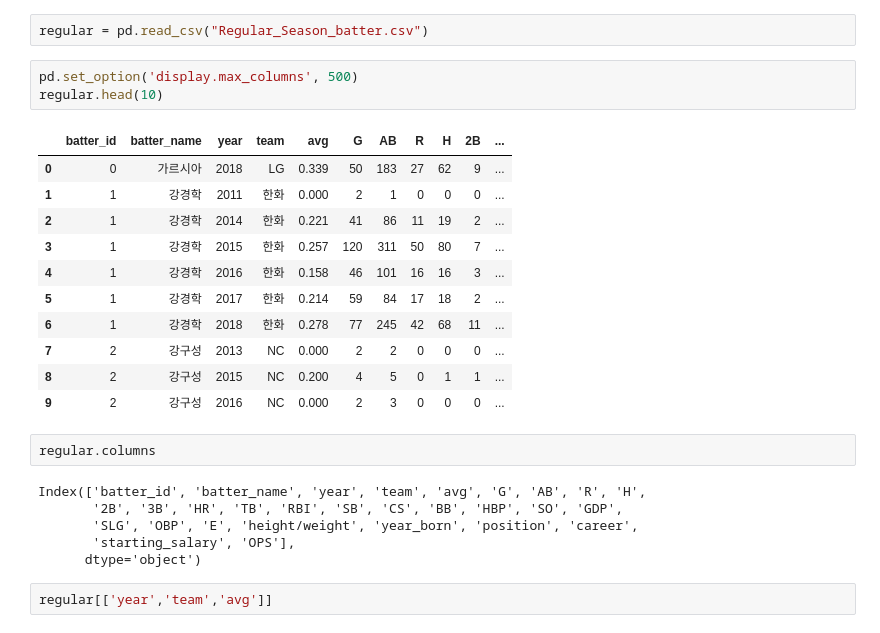
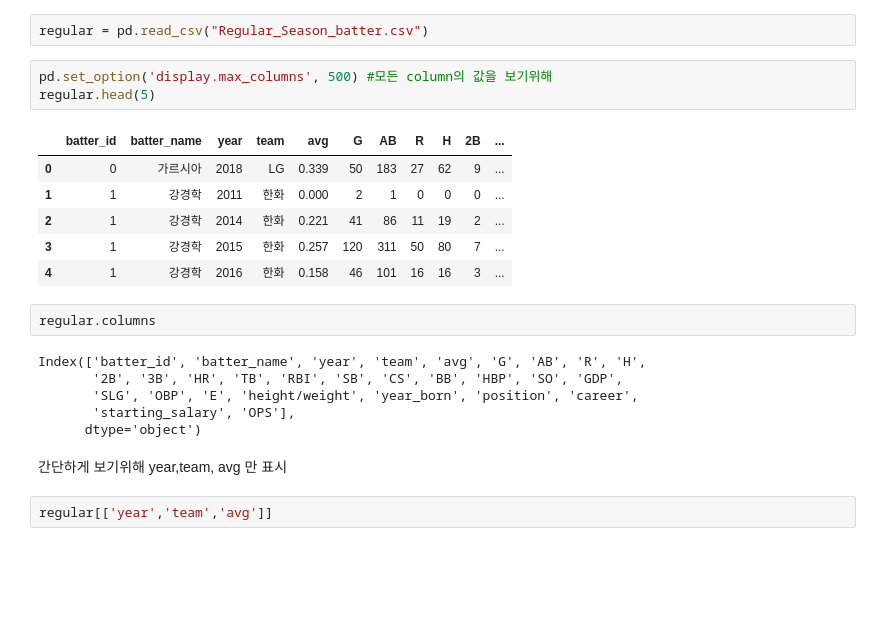
Before and after one commit to juhwakKim/kaggle, a Jupyter notebook: Dacon/Dacon_6th_tutorial.ipynb, the cells around one changed output. Cells and saved outputs as stored; diff of their text form; blank space fills up the shorter version.

```diff
--- a/Dacon/Dacon_6th_tutorial.ipynb
+++ b/Dacon/Dacon_6th_tutorial.ipynb
@@ -9,20 +11,15 @@ os.chdir("C:\\Users\\RND\\DaconDataset")
 # %%
 regular = pd.read_csv("Regular_Season_batter.csv")
 # %%
-pd.set_option('display.max_columns', 500)
-regular.head(10)
+pd.set_option('display.max_columns', 500) #모든 column의 값을 보기위해
+regular.head(5)
 # %% [output]
 |  | batter_id | batter_name | year | team | avg | G | AB | R | H | 2B | ... |
 | 0 | 0 | 가르시아 | 2018 | LG | 0.339 | 50 | 183 | 27 | 62 | 9 | ... |
 | 1 | 1 | 강경학 | 2011 | 한화 | 0.000 | 2 | 1 | 0 | 0 | 0 | ... |
 | 2 | 1 | 강경학 | 2014 | 한화 | 0.221 | 41 | 86 | 11 | 19 | 2 | ... |
 | 3 | 1 | 강경학 | 2015 | 한화 | 0.257 | 120 | 311 | 50 | 80 | 7 | ... |
 | 4 | 1 | 강경학 | 2016 | 한화 | 0.158 | 46 | 101 | 16 | 16 | 3 | ... |
-| 5 | 1 | 강경학 | 2017 | 한화 | 0.214 | 59 | 84 | 17 | 18 | 2 | ... |
-| 6 | 1 | 강경학 | 2018 | 한화 | 0.278 | 77 | 245 | 42 | 68 | 11 | ... |
-| 7 | 2 | 강구성 | 2013 | NC | 0.000 | 2 | 2 | 0 | 0 | 0 | ... |
-| 8 | 2 | 강구성 | 2015 | NC | 0.200 | 4 | 5 | 0 | 1 | 1 | ... |
-| 9 | 2 | 강구성 | 2016 | NC | 0.000 | 2 | 3 | 0 | 0 | 0 | ... |
 # %%
 regular.columns
 # %% [output]
@@ -31,6 +28,8 @@ Index(['batter_id', 'batter_name', 'year', 'team', 'avg', 'G', 'AB', 'R', 'H',
        'SLG', 'OBP', 'E', 'height/weight', 'year_born', 'position', 'career',
        'starting_salary', 'OPS'],
       dtype='object')
+# %% [markdown]
+간단하게 보기위해 year,team, avg 만 표시
 # %%
 regular[['year','team','avg']]
 # %% [output]
```
Also changed, not shown: parts of 12 cells of this notebook, 1 other file.
